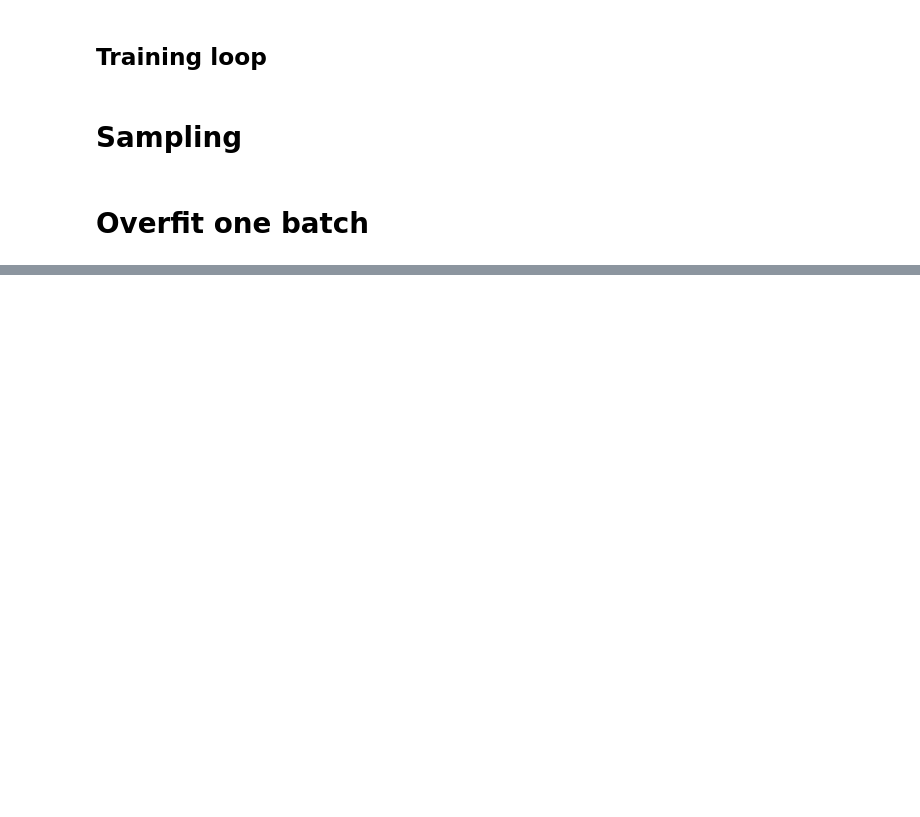
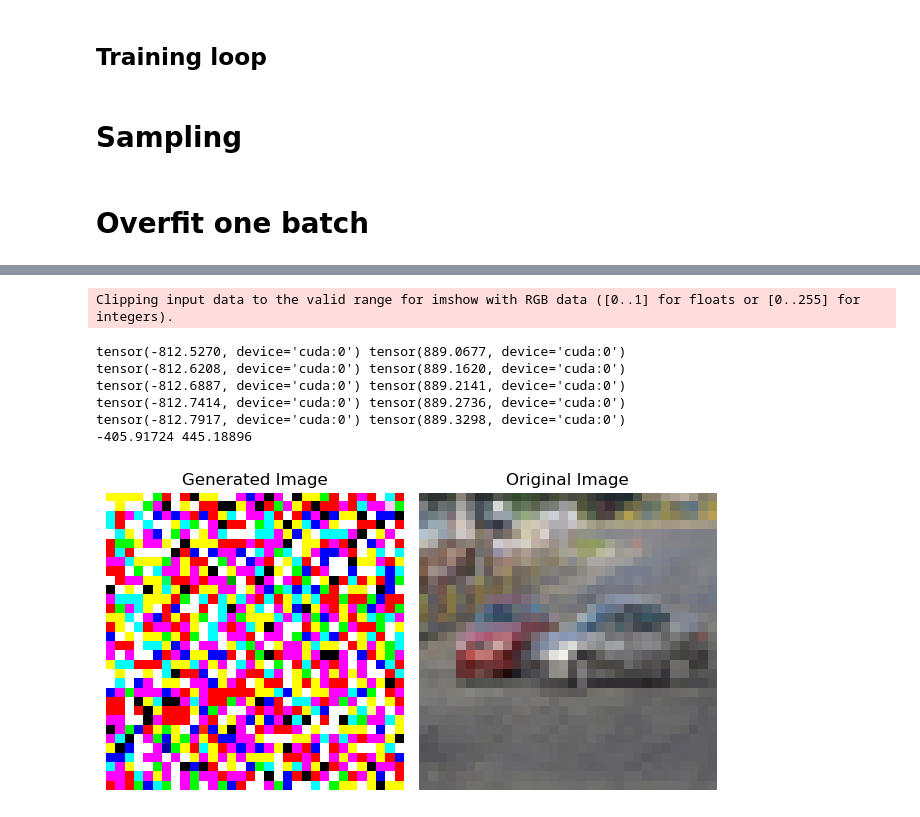
Before and after one commit to markus1573/Deep-learning-projekt, a Jupyter notebook: CIFAR_training copy.ipynb, the cells around one changed output, grey strips where cells are left out. Drawn from its saved outputs; the diff is of its cells as text; code cells hidden in the pictures; blank space fills up the shorter version.

Commit message:
Fixet embedding

```diff
--- a/CIFAR_training copy.ipynb
+++ b/CIFAR_training copy.ipynb
@@ -289,25 +302,27 @@ plt.imshow(image)
 model = UNET().to(device)
 # Initialize the linear time embedding layer
 time_embedding_dim = 128  # You can set this to any suitable size
-time_embedding_layer = SinusoidalEmbedding(time_embedding_dim).to(device)
+time_embedding_layer = LinearTimeEmbedding(time_embedding_dim).to(device)
 
 # Get a single image from the batch
 single_batch, _ = next(iter(train_loader))
 single_batch = single_batch[0].unsqueeze(0).to(device)
-single_batchs = single_batch.repeat(batch_size, 1, 1, 1)
+single_batchs = single_batch.repeat(1, 1, 1, 1)
 # Set the model to training mode
 model.train()
 
 # Define the optimizer and loss function
-optimizer = torch.optim.Adam(model.parameters(), lr=1e-2)
-criterion = torch.nn.MSELoss()
+optimizer = torch.optim.Adam(model.parameters(), lr=1e-4,weight_decay=1e-4)
+criterion = torch.nn.MSELoss(reduction="sum")
 plot_every = 400
 
+running_loss = 0
 # Training loop to overfit one batch
 epochs = 5000
 for epoch in range(epochs):
-    t = torch.randint(0, T, (batch_size,), device=device)
-    t_emb = time_embedding_layer(t)  # Shape: [batch_size, embedding_dim]
+    t = torch.randint(0, T, (1,), device=device)
+    t_norm = t.float() / T # Normalize the time to [0, 1]
+    t_emb = time_embedding_layer(t_norm)  # Shape: [1, embedding_dim]
     eps = torch.randn_like(single_batchs).to(device)
     x_t = torch.sqrt(alpha_bar[t]) * single_batchs + torch.sqrt(1 - alpha_bar[t]) * eps
     predicted_eps = model(x_t, t_emb)  # Pass the precomputed embedding to the model
@@ -315,6 +330,12 @@ for epoch in range(epochs):
     optimizer.zero_grad()
     loss.backward()
     optimizer.step()
+
+    running_loss += loss.item()
+
+    if epoch % 100 == 99:
+        print(f"Epoch {epoch}, Average Loss: {running_loss / 100:.4f}")
+        running_loss = 0.0
 
     # if epoch % plot_every == 0:
     #     with torch.inference_mode():
@@ -340,22 +380,55 @@ model.eval()
 # Initialize a random noise tensor
 xt = torch.randn(1, 3, 32, 32).to(device)
 
+
+
 # Perform the reverse diffusion process
 with torch.no_grad():
     for t in torch.arange(T-1, -1, -1):
         t = t.reshape(1).to(device)
-        t_emb = time_embedding_layer(t.float())
+        t_norm = t.float() / T
+
+        t_emb = time_embedding_layer(t_norm)
+
         z = torch.randn(1, 3, 32, 32).to(device) if t > 1 else torch.zeros(1, 3, 32, 32).to(device)
+
+        print(xt.min(),xt.max())
 
         xt_new = 1 / torch.sqrt(alpha[t]) * (xt - (1 - alpha[t]) / torch.sqrt(1 - alpha_bar[t]) * model(xt, t_emb)) + torch.sqrt(beta[t]) * z
         xt = xt_new
 
-# Plot the generated image
+
+im1 = xt[0]
+im2 = single_batch[0]
+im1 = (im1+1)/2
+im1 = im1.permute(1, 2, 0)
+im1 = im1.cpu().detach().numpy()
+
+
+im2 = (im2+1)/2
+im2 = im2.permute(1, 2, 0)
+im2 = im2.cpu().detach().numpy()
+
+
+print(im1.min(),im1.max())
+
 fig,axs = plt.subplots(1, 2, tight_layout=True)
-axs[0].imshow(reverse_transform(xt[0].cpu().detach()))
+axs[0].imshow(im1)
 axs[0].set_title("Generated Image")
 axs[0].axis("off")
-axs[1].imshow(reverse_transform(single_batch[0].cpu().detach()))
+axs[1].imshow(im2)
 axs[1].set_title("Original Image")
 axs[1].axis("off")
 plt.show()
+
+
+# # Plot the generated image
+# fig,axs = plt.subplots(1, 2, tight_layout=True)
+# axs[0].imshow(reverse_transform(xt[0].cpu().detach()))
+# axs[0].set_title("Generated Image")
+# axs[0].axis("off")
+# axs[1].imshow(reverse_transform(single_batch[0].cpu().detach()))
+# axs[1].set_title("Original Image")
+# axs[1].axis("off")
+# plt.show()
+# %% [output]
@@ -361,0 +452,8 @@ plt.show()
+Clipping input data to the valid range for imshow with RGB data ([0..1] for floats or [0..255] for integers).
+tensor(-812.5270, device='cuda:0') tensor(889.0677, device='cuda:0')
+tensor(-812.6208, device='cuda:0') tensor(889.1620, device='cuda:0')
+tensor(-812.6887, device='cuda:0') tensor(889.2141, device='cuda:0')
+tensor(-812.7414, device='cuda:0') tensor(889.2736, device='cuda:0')
+tensor(-812.7917, device='cuda:0') tensor(889.3298, device='cuda:0')
+-405.91724 445.18896
+[figure, added]
```
Also changed, not shown: parts of 10 cells of this notebook, 1 other file.
